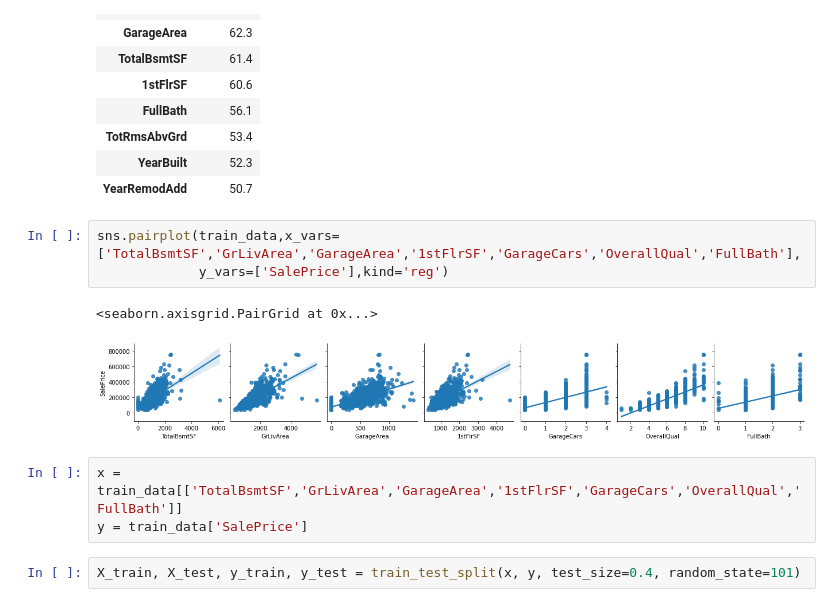
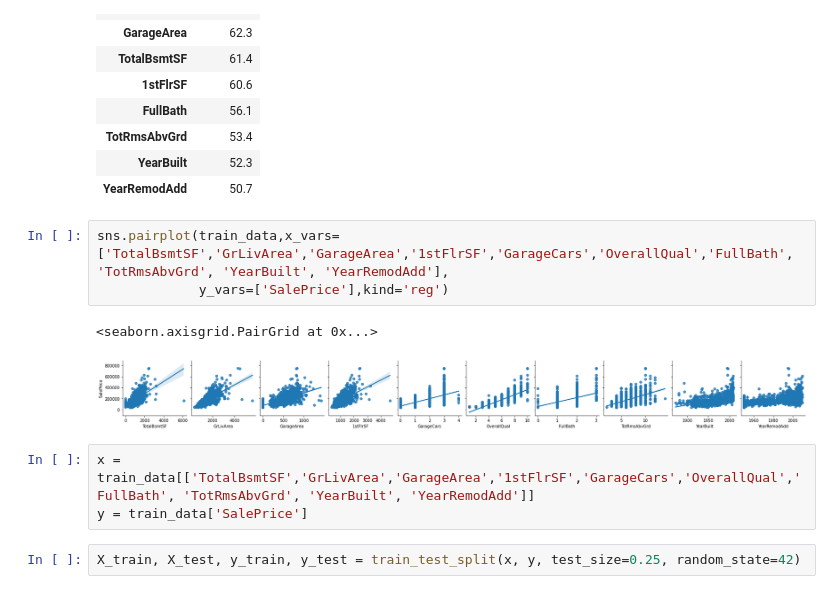
Before and after one commit to meto2001/CandyHierarchy, a Jupyter notebook: house-prices-prediction.ipynb, the cells around one changed output. Drawn from its saved outputs; the diff is of its cells as text.

```diff
--- a/house-prices-prediction.ipynb
+++ b/house-prices-prediction.ipynb
@@ -495,13 +492,13 @@ corr_features.apply(lambda x : round(x,3)*100).head(10)
 | YearBuilt | 52.3 |
 | YearRemodAdd | 50.7 |
 # %%
-sns.pairplot(train_data,x_vars=['TotalBsmtSF','GrLivArea','GarageArea','1stFlrSF','GarageCars','OverallQual','FullBath'],
+sns.pairplot(train_data,x_vars=['TotalBsmtSF','GrLivArea','GarageArea','1stFlrSF','GarageCars','OverallQual','FullBath', 'TotRmsAbvGrd', 'YearBuilt', 'YearRemodAdd'],
              y_vars=['SalePrice'],kind='reg')
 # %% [output]
 <seaborn.axisgrid.PairGrid at 0x...>
-[figure, old version]
+[figure, new version]
 # %%
-x = train_data[['TotalBsmtSF','GrLivArea','GarageArea','1stFlrSF','GarageCars','OverallQual','FullBath']]
+x = train_data[['TotalBsmtSF','GrLivArea','GarageArea','1stFlrSF','GarageCars','OverallQual','FullBath', 'TotRmsAbvGrd', 'YearBuilt', 'YearRemodAdd']]
 y = train_data['SalePrice']
 # %%
-X_train, X_test, y_train, y_test = train_test_split(x, y, test_size=0.4, random_state=101)
+X_train, X_test, y_train, y_test = train_test_split(x, y, test_size=0.25, random_state=42)
```
Also changed, not shown: parts of 12 cells of this notebook.
